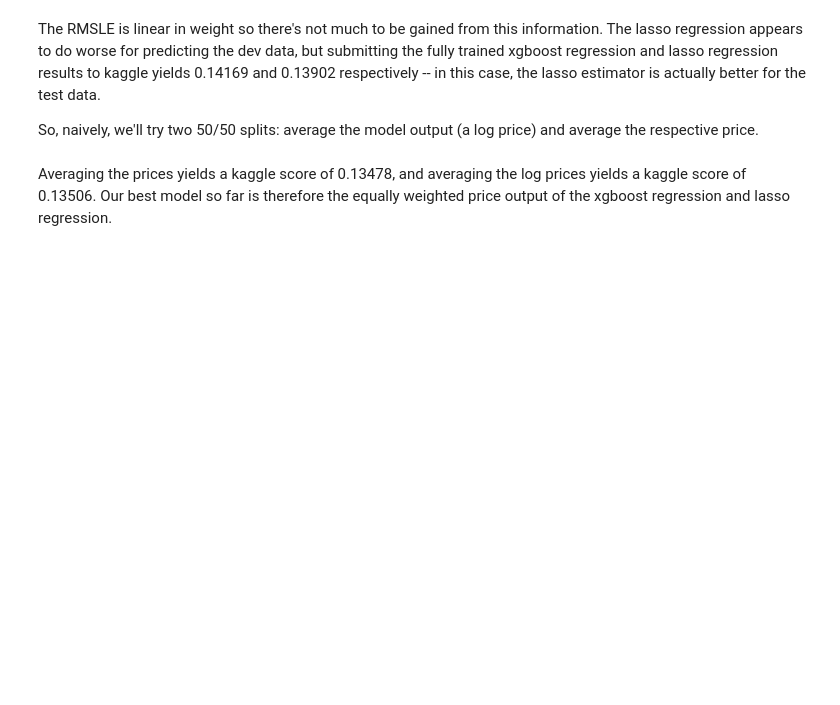
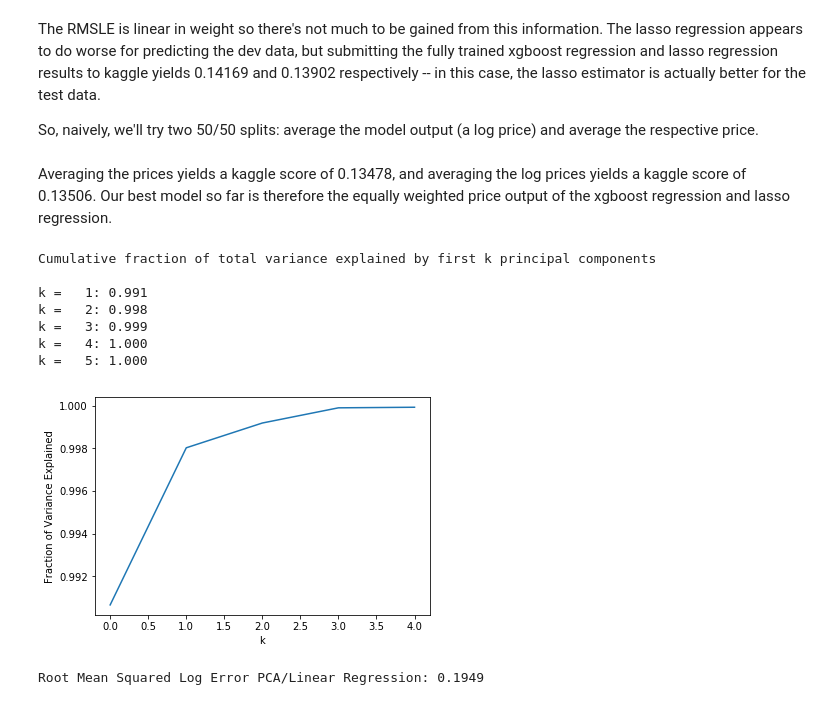
Before and after one commit to miwamoto/kaggle_housing, a Jupyter notebook: W207_Final.ipynb, the cells around one changed output. Drawn from its saved outputs; the diff is of its cells as text; code cells hidden in the pictures; blank space fills up the shorter version.

Commit message:
Shell of a PCA regression

```diff
--- a/W207_Final.ipynb
+++ b/W207_Final.ipynb
@@ -751,3 +751,33 @@ alp_out.to_csv('Output_avg_log_price.csv', index=False)
 ap_out.to_csv('Output_avg_price.csv', index=False)
 # %% [markdown]
 Averaging the prices yields a kaggle score of 0.13478, and averaging the log prices yields a kaggle score of 0.13506. Our best model so far is therefore the equally weighted price output of the xgboost regression and lasso regression.
+# %%
+from sklearn.decomposition import PCA
+
+pca = PCA(n_components=5)
+pca.fit(train_X_xgb)
+explained_array = np.cumsum(pca.explained_variance_ratio_)
+print("Cumulative fraction of total variance explained by first k principal components\n")
+for x in range(explained_array.shape[0]):
+    print("k = {:3d}: {:.3f}".format(x+1, explained_array[x]))
+plt.plot(explained_array); plt.xlabel('k'); plt.ylabel('Fraction of Variance Explained')
+plt.show()
+# %% [output]
+Cumulative fraction of total variance explained by first k principal components
+
+k =   1: 0.991
+k =   2: 0.998
+k =   3: 0.999
+k =   4: 1.000
+k =   5: 1.000
+[figure, added]
+# %%
+pca_4 = PCA(n_components=4)
+pca_4.fit(train_X_xgb)
+pca_lr = linear_model.LinearRegression()
+pca_lr.fit(pca.transform(train_X_xgb), train_y_xgb)
+
+print("Root Mean Squared Log Error PCA/Linear Regression: {:,.4f}"
+      .format(mean_squared_error(np.log(dev_y), pca_lr.predict(pca.transform(dev_X_xgb))) ** 0.5))
+# %% [output]
+Root Mean Squared Log Error PCA/Linear Regression: 0.1949
```
